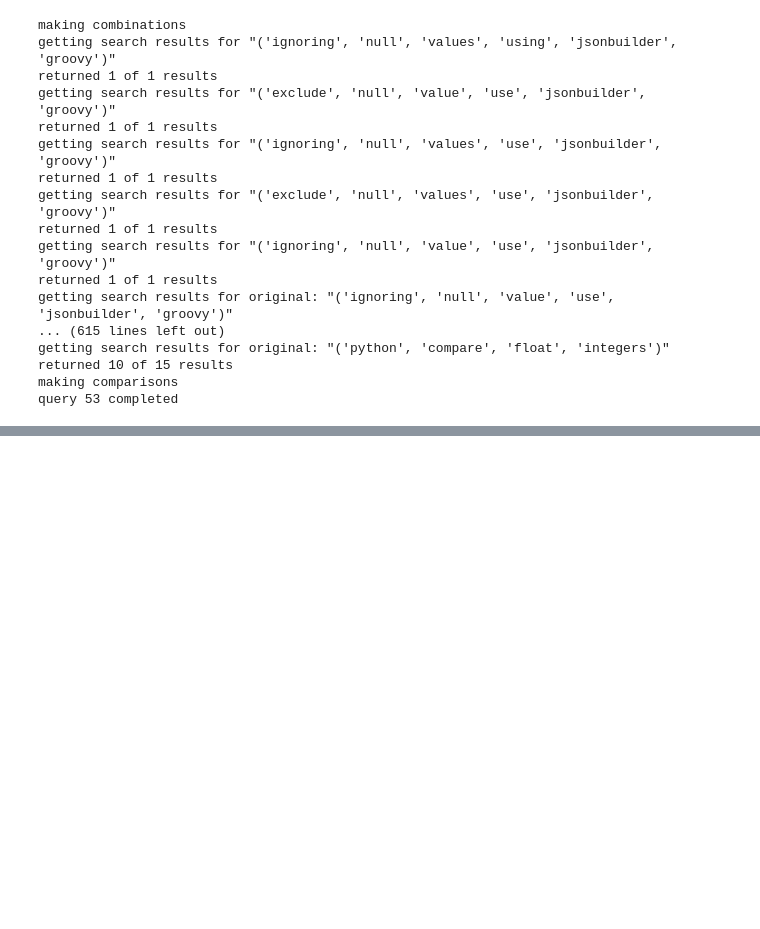
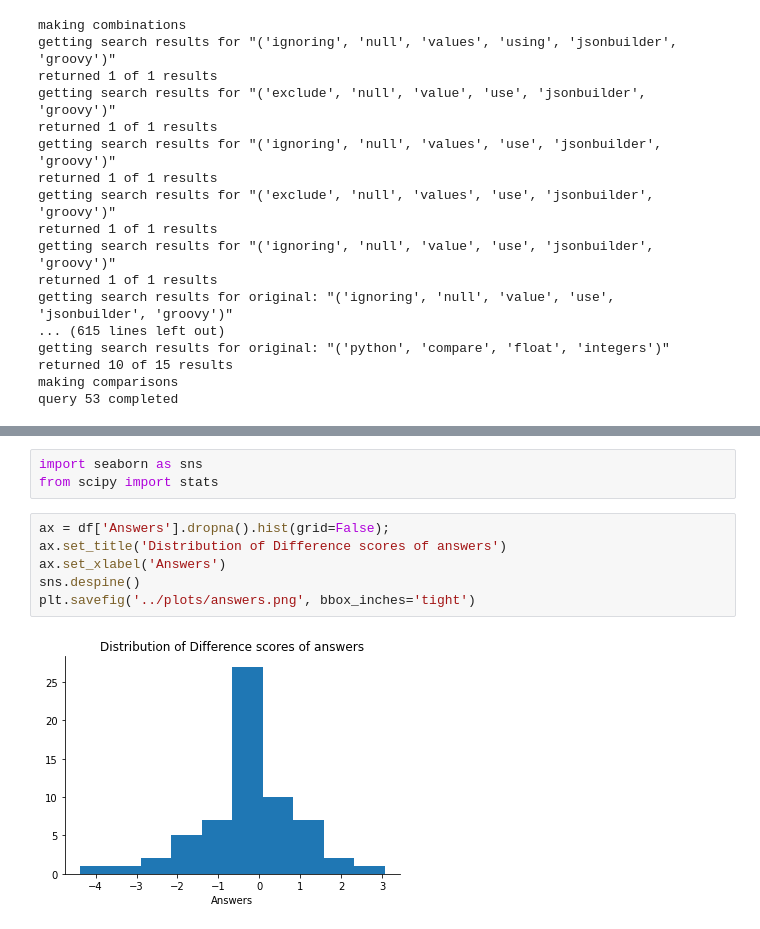
Before and after one commit to stevenfelix/SearchSuggester, a Jupyter notebook: notebooks/Validation_clean.ipynb, the cells around one changed output, grey strips where cells are left out. Drawn from its saved outputs; the diff is of its cells as text; blank space fills up the shorter version.

Commit message:
added plots

```diff
--- a/notebooks/Validation_clean.ipynb
+++ b/notebooks/Validation_clean.ipynb
@@ -696,0 +614,11 @@ results
+# %%
+import seaborn as sns
+from scipy import stats
+# %%
+ax = df['Answers'].dropna().hist(grid=False);
+ax.set_title('Distribution of Difference scores of answers')
+ax.set_xlabel('Answers')
+sns.despine()
+plt.savefig('../plots/answers.png', bbox_inches='tight')
+# %% [output]
+[figure, added]
```
Also changed, not shown: parts of 29 cells of this notebook, 9 other files.
